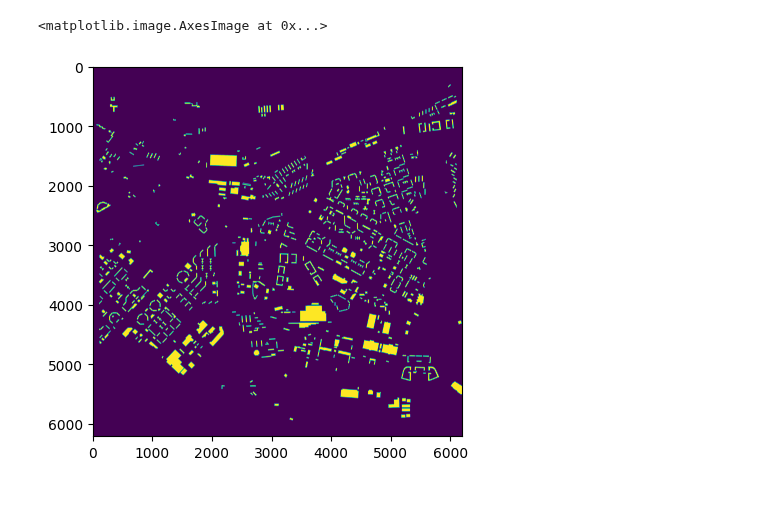
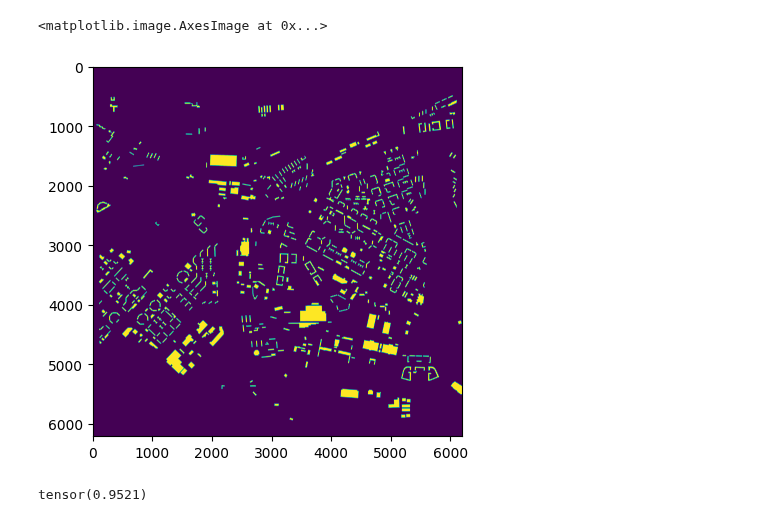
Before and after one commit to Lednik7/skoltech-Infrastructure, a Jupyter notebook: notebooks/clear_houses.ipynb, the cells around one changed output. Cells and saved outputs as stored; diff of their text form; code cells hidden in the pictures.

Commit message:
add remove houses

```diff
--- a/notebooks/clear_houses.ipynb
+++ b/notebooks/clear_houses.ipynb
@@ -14,4 +14,4 @@ path_to_mask = os.path.join(DATA_PATH, 'masks/train_mask_002.png')
 
 mask = np.array(Image.open(path_to_mask))
 # %%
-new_mask = remove_mini_house(mask)
+new_mask = remove_mini_house(mask, 1000)
@@ -18,5 +36,5 @@ new_mask = remove_mini_house(mask)
 # %%
-plt.imshow(new_mask, 100)
+plt.imshow(new_mask)
 # %% [output]
 <matplotlib.image.AxesImage at 0x...>
-[figure, old version]
+[figure, new version]
@@ -22,0 +47,4 @@ plt.imshow(new_mask, 100)
+# %%
+metric(torch.Tensor(new_mask), torch.Tensor(mask))
+# %% [output]
+tensor(0.9521)
```
Also changed, not shown: parts of 4 cells of this notebook.
